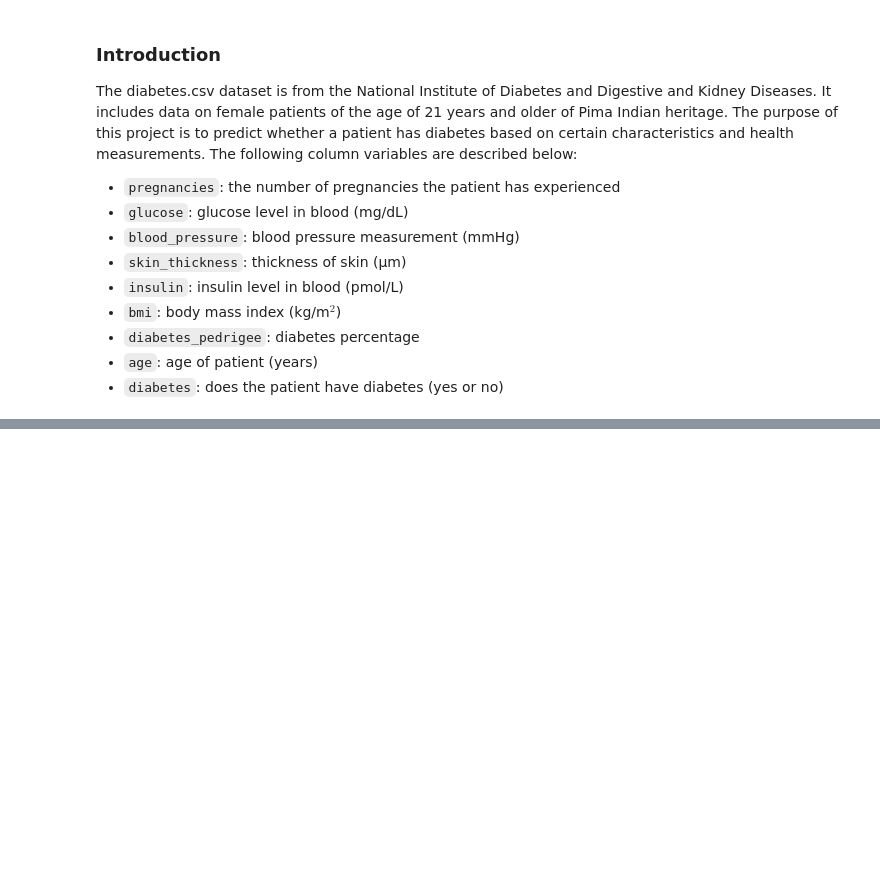
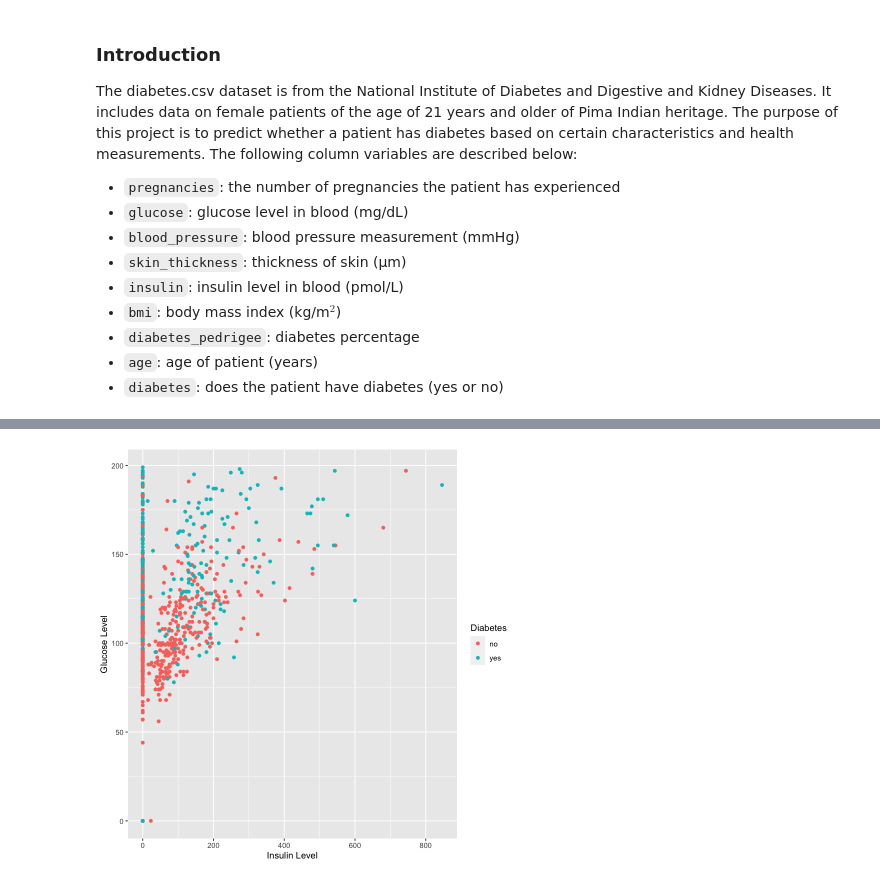
Before and after one commit to jennalenoble/covid_data, a Jupyter notebook: diabetes_classification.ipynb, the cells around one changed output, grey strips where cells are left out. Cells and saved outputs as stored; diff of their text form; code cells hidden in the pictures; blank space fills up the shorter version.

```diff
--- a/diabetes_classification.ipynb
+++ b/diabetes_classification.ipynb
@@ -76,3 +56,11 @@ A tibble: 768 × 9
 | 5 | 121 | 72 | 23 | 112 | 26.2 | 0.245 | 30 | no |
 | 1 | 126 | 60 | 0 | 0 | 30.1 | 0.349 | 47 | yes |
 | 1 | 93 | 70 | 31 | 0 | 30.4 | 0.315 | 23 | no |
+# %%
+diabetes_plot <- diabetes_data %>%
+    ggplot(aes(x = insulin, y = glucose)) +
+        geom_point(aes(color = diabetes)) +
+        labs(x = "Insulin Level", y = "Glucose Level", colour = "Diabetes")
+diabetes_plot
+# %% [output]
+[figure, added]
```
Also changed, not shown: parts of 6 cells of this notebook.
